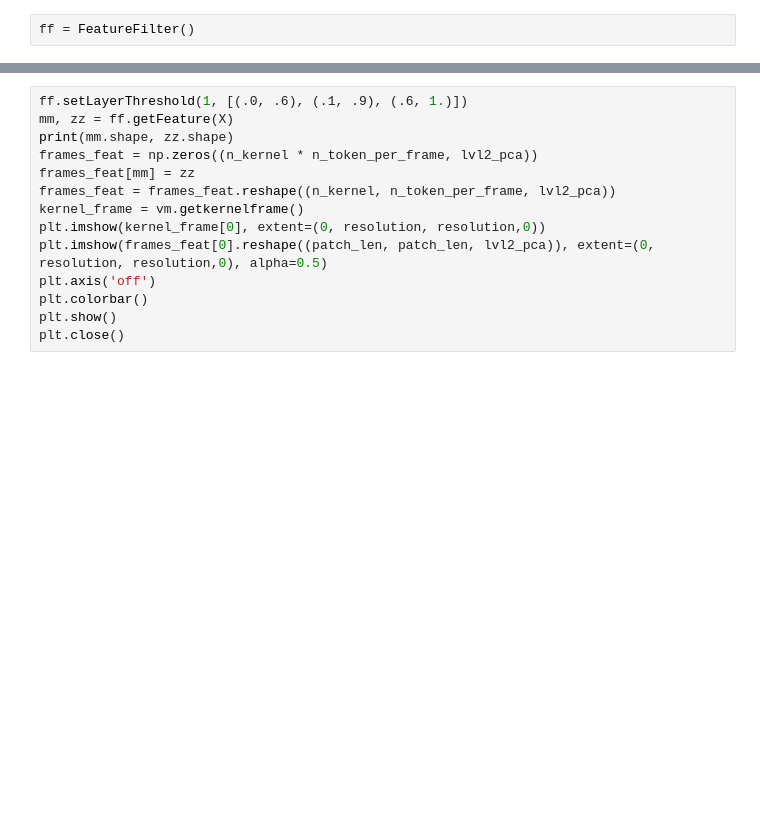
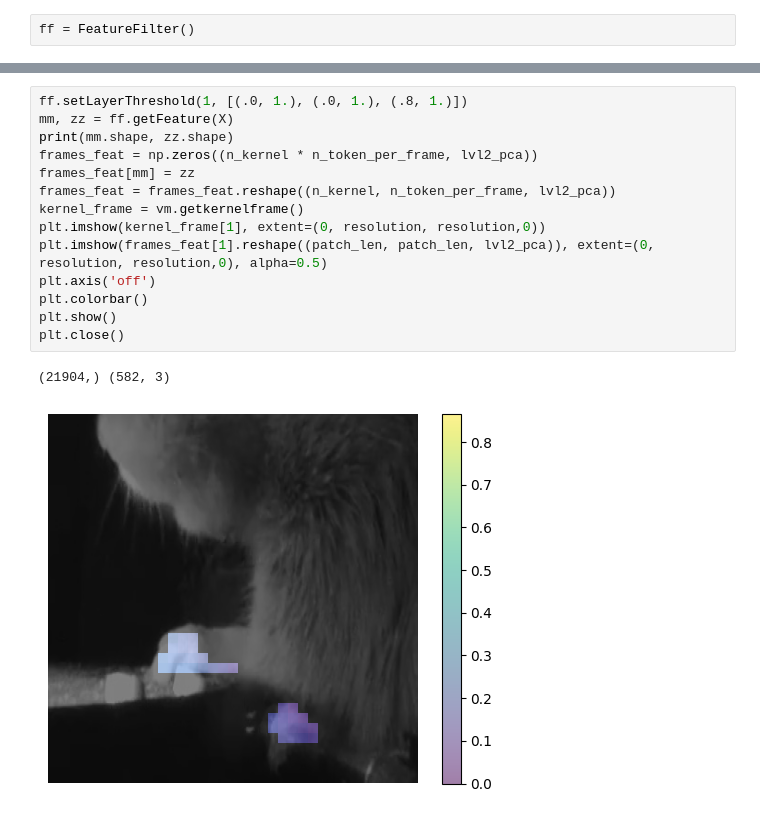
Before and after one commit to RaisoLiu/BLFV-GUI, a Jupyter notebook: example.ipynb, the cells around one changed output, grey strips where cells are left out. Drawn from its saved outputs; the diff is of its cells as text; blank space fills up the shorter version.

```diff
--- a/example.ipynb
+++ b/example.ipynb
@@ -116,14 +193,17 @@ plt.close()
 # %%
-ff.setLayerThreshold(1, [(.0, .6), (.1, .9), (.6, 1.)])
+ff.setLayerThreshold(1, [(.0, 1.), (.0, 1.), (.8, 1.)])
 mm, zz = ff.getFeature(X)
 print(mm.shape, zz.shape)
 frames_feat = np.zeros((n_kernel * n_token_per_frame, lvl2_pca))
 frames_feat[mm] = zz
 frames_feat = frames_feat.reshape((n_kernel, n_token_per_frame, lvl2_pca))
 kernel_frame = vm.getkernelframe()
-plt.imshow(kernel_frame[0], extent=(0, resolution, resolution,0))
-plt.imshow(frames_feat[0].reshape((patch_len, patch_len, lvl2_pca)), extent=(0, resolution, resolution,0), alpha=0.5)
+plt.imshow(kernel_frame[1], extent=(0, resolution, resolution,0))
+plt.imshow(frames_feat[1].reshape((patch_len, patch_len, lvl2_pca)), extent=(0, resolution, resolution,0), alpha=0.5)
 plt.axis('off')
 plt.colorbar()
 plt.show()
 plt.close()
+# %% [output]
+(21904,) (582, 3)
+[figure, added]
```
Also changed, not shown: parts of 27 cells of this notebook, 4 other files.
